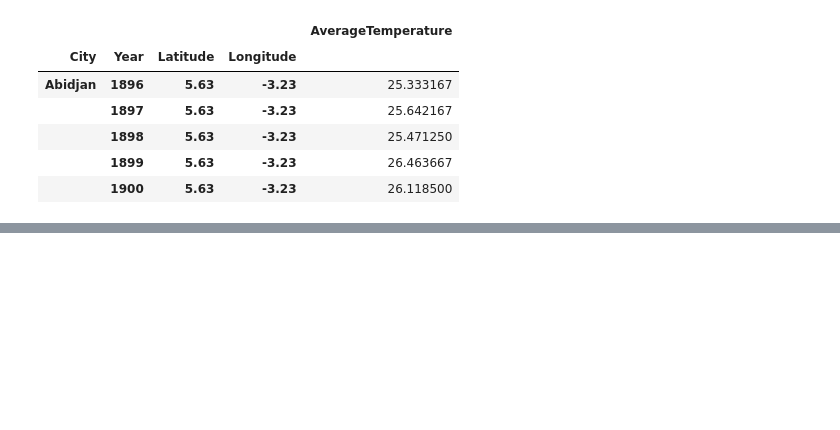
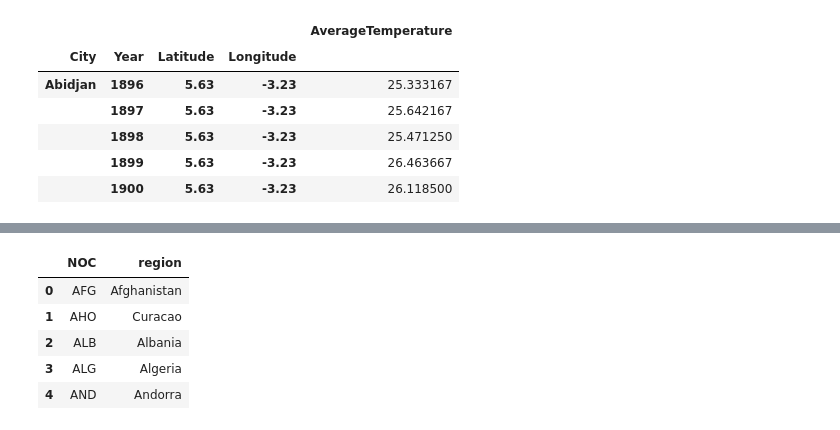
Before and after one commit to BPayne-216/project2_group4, a Jupyter notebook: DataCleanUp/DF_CleanUP.ipynb, the cells around one changed output, grey strips where cells are left out. Saved outputs shown, nothing was run; the diff lists cells and outputs as text; code cells hidden in the pictures; blank space fills up the shorter version.

```diff
--- a/DataCleanUp/DF_CleanUP.ipynb
+++ b/DataCleanUp/DF_CleanUP.ipynb
@@ -287,0 +300,11 @@ city_temp.to_csv('../csv_data/city_temperature_data.csv')
+# %%
+# Drop notes
+noc_data = noc_data.drop(columns=['notes'])
+noc_data.head()
+# %% [output]
+|  | NOC | region |
+| 0 | AFG | Afghanistan |
+| 1 | AHO | Curacao |
+| 2 | ALB | Albania |
+| 3 | ALG | Algeria |
+| 4 | AND | Andorra |
```
Also changed, not shown: parts of 3 cells of this notebook, 1 other file.
